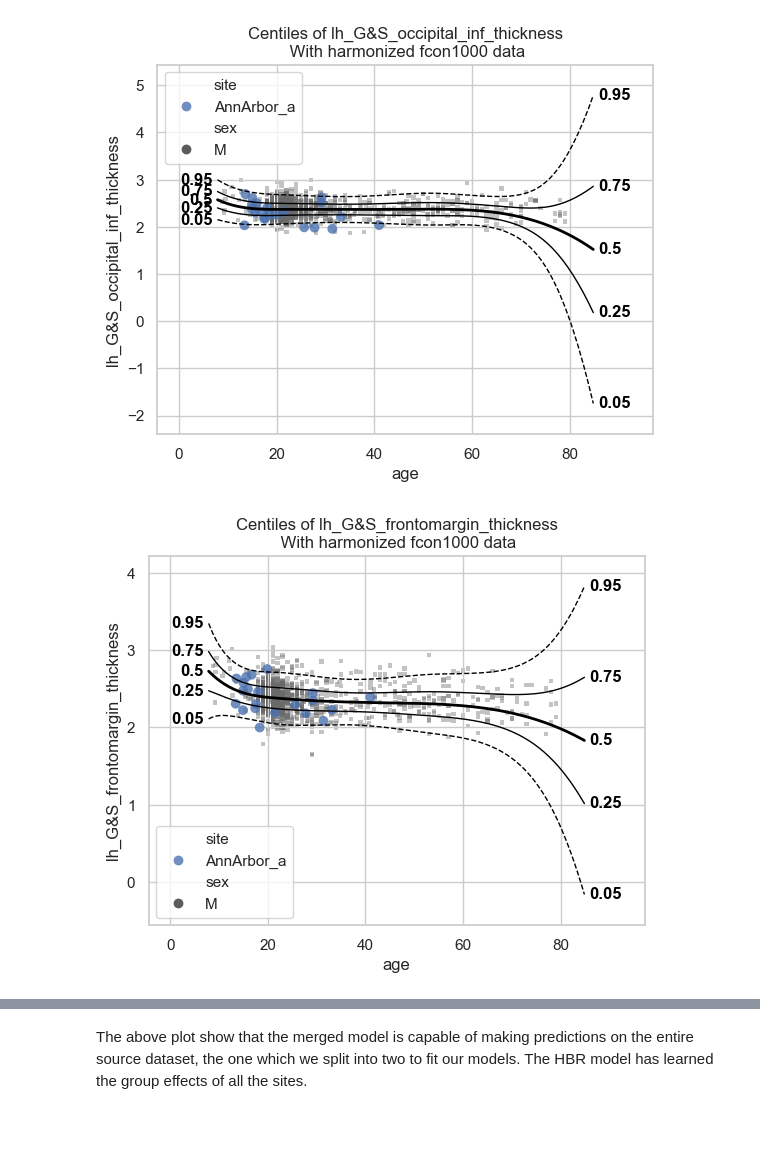
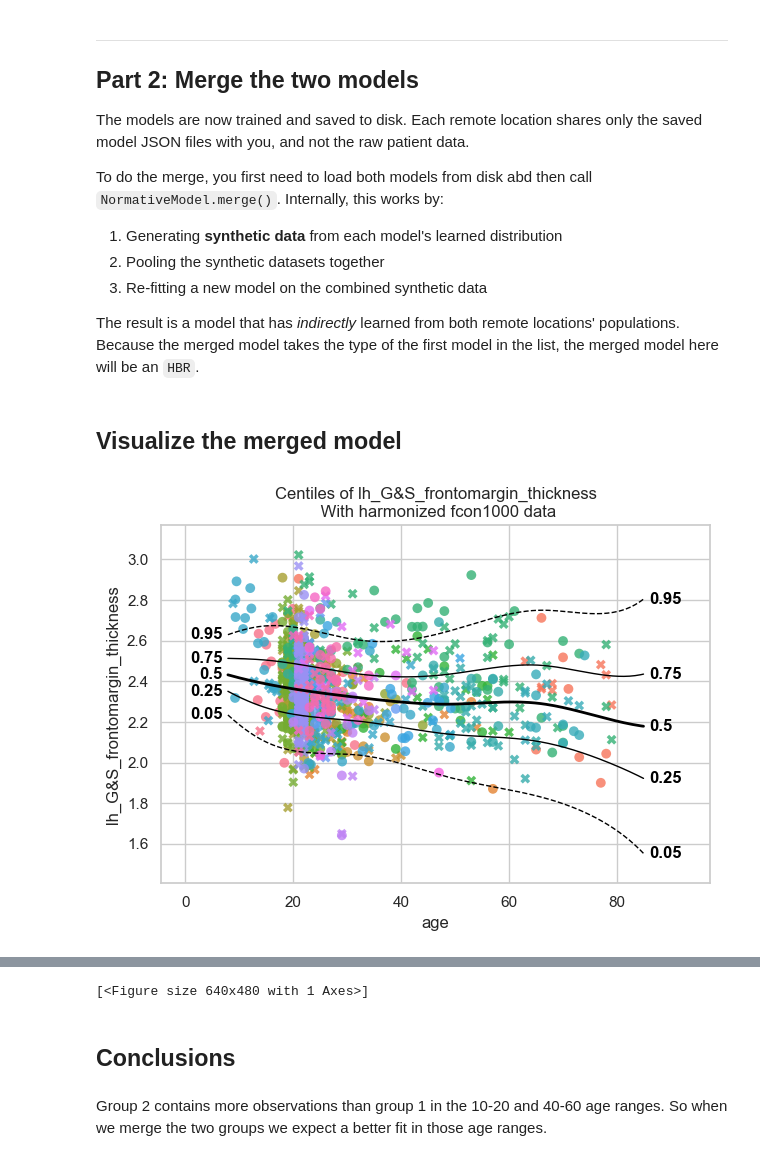
Before and after one commit to predictive-clinical-neuroscience/pu25_code, a Jupyter notebook: notebooks/3.3_model_merging.ipynb, the cells around one changed output, grey strips where cells are left out. Saved outputs shown, nothing was run; the diff lists cells and outputs as text; code cells hidden in the pictures; blank space fills up the shorter version.

```diff
--- a/notebooks/3.3_model_merging.ipynb
+++ b/notebooks/3.3_model_merging.ipynb
@@ -48,5 +126,3 @@ right_train, right_test = right_data.train_test_split((0.8, 0.2))
 # %%
-# Fit a model
-#  Use default likelihood; Normal, with bspline in mu and sigma, and a random intercept for mu
-left_model = NormativeModel(HBR(progressbar=False), save_dir ="../out/models/left_merge_model")
-left_model.fit_predict(left_train, left_test);
+location1_model = NormativeModel(HBR(progressbar=False), save_dir="../out/models/location1_model")
+location1_model.fit_predict(location1_train, location1_test);
@@ -58,3 +131,3 @@ For more options and details see https://pytensor.readthedocs.io/en/latest/troub
 # %%
-right_model = NormativeModel(BLR(heteroskedastic=True, warp_name="WarpSinhArcsinh"), save_dir ="../out/models/right_merge_model")
-right_model.fit_predict(right_train, right_test);
+location2_model = NormativeModel(BLR(heteroskedastic=True, warp_name="WarpSinhArcsinh"), save_dir="../out/models/location2_model")
+location2_model.fit_predict(location2_train, location2_test);
@@ -74,16 +160,35 @@ plot_centiles_advanced(right_model, scatter_data = right_train, covariate_range=
+# %% [markdown]
+---
+
+## Part 2: Merge the two models
+
+The models are now trained and saved to disk. Each remote location shares only the saved model JSON files with you, and not the raw patient data.
+
+To do the merge, you first need to load both models from disk abd then call `NormativeModel.merge()`. Internally, this works by:
+
+1. Generating **synthetic data** from each model's learned distribution
+2. Pooling the synthetic datasets together
+3. Re-fitting a new model on the combined synthetic data
+
+The result is a model that has *indirectly* learned from both remote locations' populations. Because the merged model takes the type of the first model in the list, the merged model here will be an `HBR`.
 # %%
-# Load the model from disk (could also use the model that we just fitted, but this just shows that you can easily load and transfer a model)
-fitted_left_model = NormativeModel.load(left_model.save_dir)
-fitted_right_model = NormativeModel.load(right_model.save_dir)
+# Load the model from disk (could also use the model that we just fitted, but this just shows that you can easily load and merge two models)
+fitted_location1_model = NormativeModel.load(location1_model.save_dir)
+fitted_location2_model = NormativeModel.load(location2_model.save_dir)
 # %%
 # Merging is super duper easy
 
-# Merge the right model into the left model, will create a new HBR model.
-right_merged_into_left = NormativeModel.merge("../out/models/merge_right_into_left_model",[left_model, right_model]);
+# Merge Location 2 into Location 1 — result is a new HBR model (type of the first model in the list).
+merged_model = NormativeModel.merge("../out/models/merged_model", [fitted_location1_model, fitted_location2_model]);
 
 # If we would change the order of the models in the list, we would get a BLR model.
+# %% [markdown]
+## Visualize the merged model
 # %%
-plot_centiles_advanced(right_merged_into_left, scatter_data = data, covariate_range=(10, 80), show_other_data=True)
+plot_centiles_advanced(merged_model,
+                       scatter_data=data,
+                       covariate_range=(10, 80),
+                       batch_effects="all",
+                       show_legend=False)
 # %% [output]
-[figure, old version]
+[figure, new version]
-[figure, removed]
@@ -91,2 +195,5 @@ plot_centiles_advanced(right_merged_into_left, scatter_data = data, covariate_ra
+[<Figure size 640x480 with 1 Axes>]
 # %% [markdown]
-The above plot show that the merged model is capable of making predictions on the entire source dataset, the one which we split into two to fit our models. The HBR model has learned the group effects of all the sites.
+## Conclusions
+# %% [markdown]
+Group 2 contains more observations than group 1 in the 10-20 and 40-60 age ranges. So when we merge the two groups we expect a better fit in those age ranges.
```
Also changed, not shown: parts of 14 cells of this notebook.
